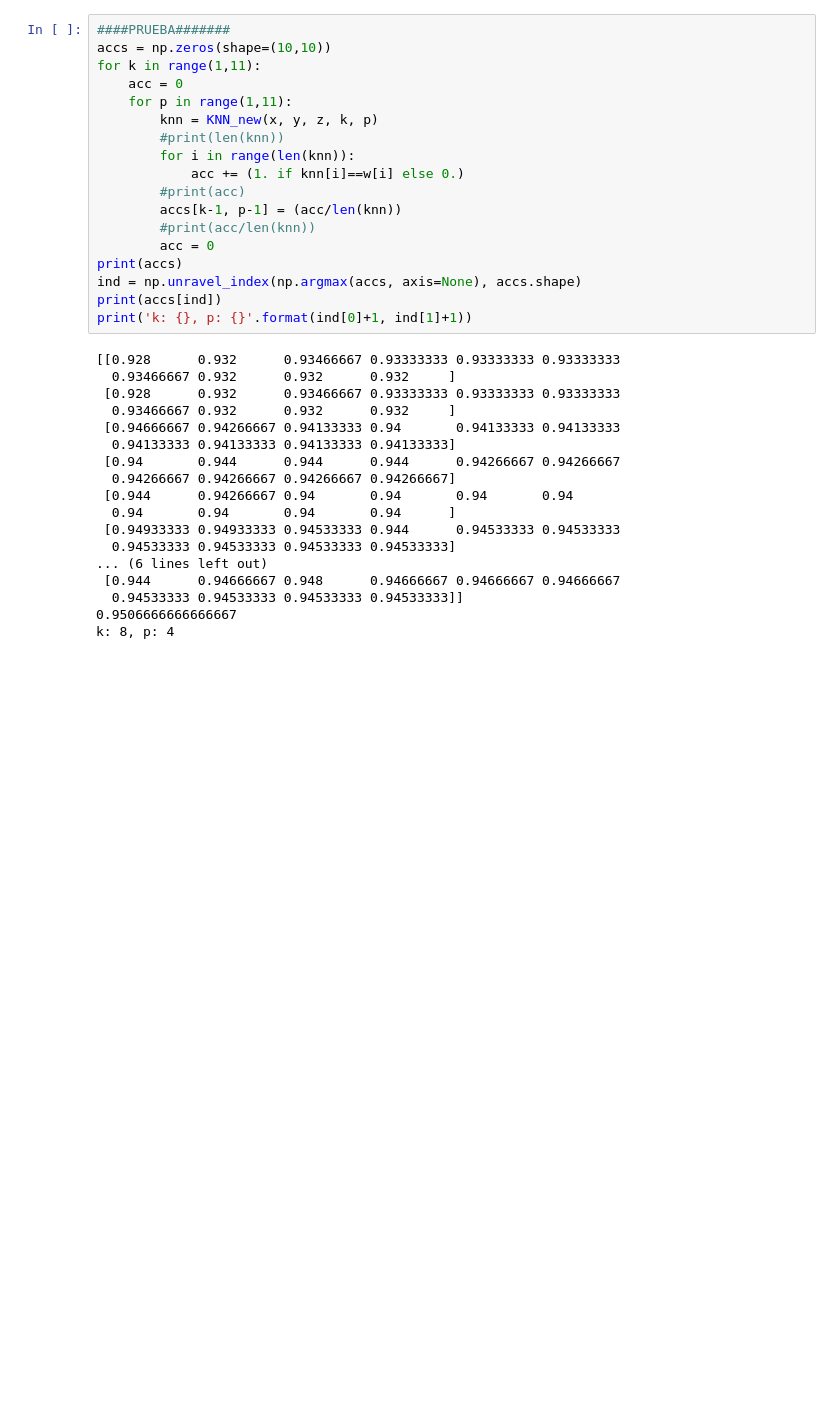
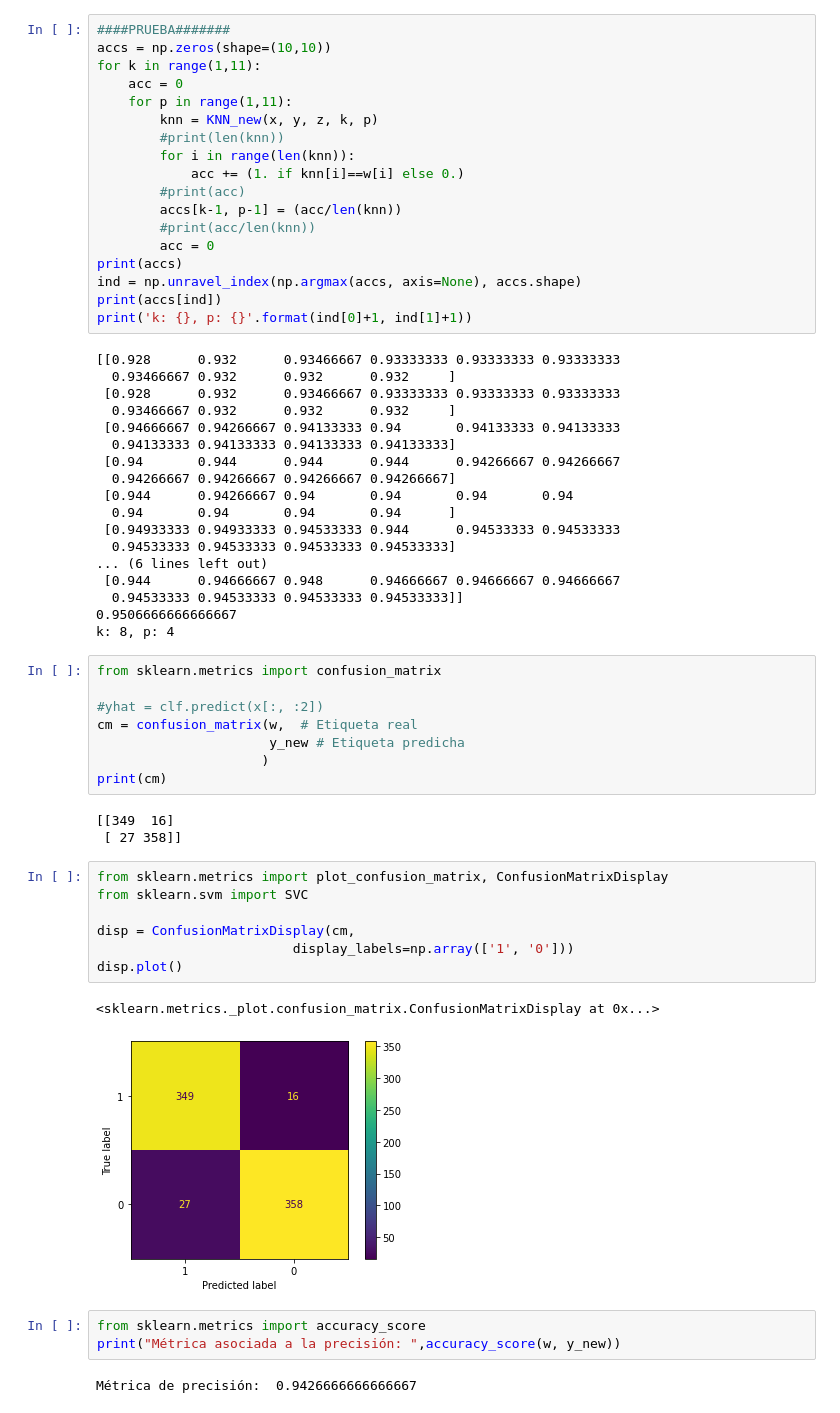
Before and after one commit to Valrojo/info147u3, a Jupyter notebook: info147_tarea3.ipynb, the cells around one changed output. Cells and saved outputs as stored; diff of their text form; blank space fills up the shorter version.

Commit message:
metricas

```diff
--- a/info147_tarea3.ipynb
+++ b/info147_tarea3.ipynb
@@ -342,3 +342,29 @@ print('k: {}, p: {}'.format(ind[0]+1, ind[1]+1))
   0.94533333 0.94533333 0.94533333 0.94533333]]
 0.9506666666666667
 k: 8, p: 4
+# %%
+from sklearn.metrics import confusion_matrix
+
+#yhat = clf.predict(x[:, :2])
+cm = confusion_matrix(w,  # Etiqueta real
+                      y_new # Etiqueta predicha
+                     )
+print(cm)
+# %% [output]
+[[349  16]
+ [ 27 358]]
+# %%
+from sklearn.metrics import plot_confusion_matrix, ConfusionMatrixDisplay
+from sklearn.svm import SVC
+
+disp = ConfusionMatrixDisplay(cm,
+                         display_labels=np.array(['1', '0']))
+disp.plot()
+# %% [output]
+<sklearn.metrics._plot.confusion_matrix.ConfusionMatrixDisplay at 0x...>
+[figure, added]
+# %%
+from sklearn.metrics import accuracy_score
+print("Métrica asociada a la precisión: ",accuracy_score(w, y_new))
+# %% [output]
+Métrica de precisión:  0.9426666666666667
```
Also changed, not shown: parts of 7 cells of this notebook.
